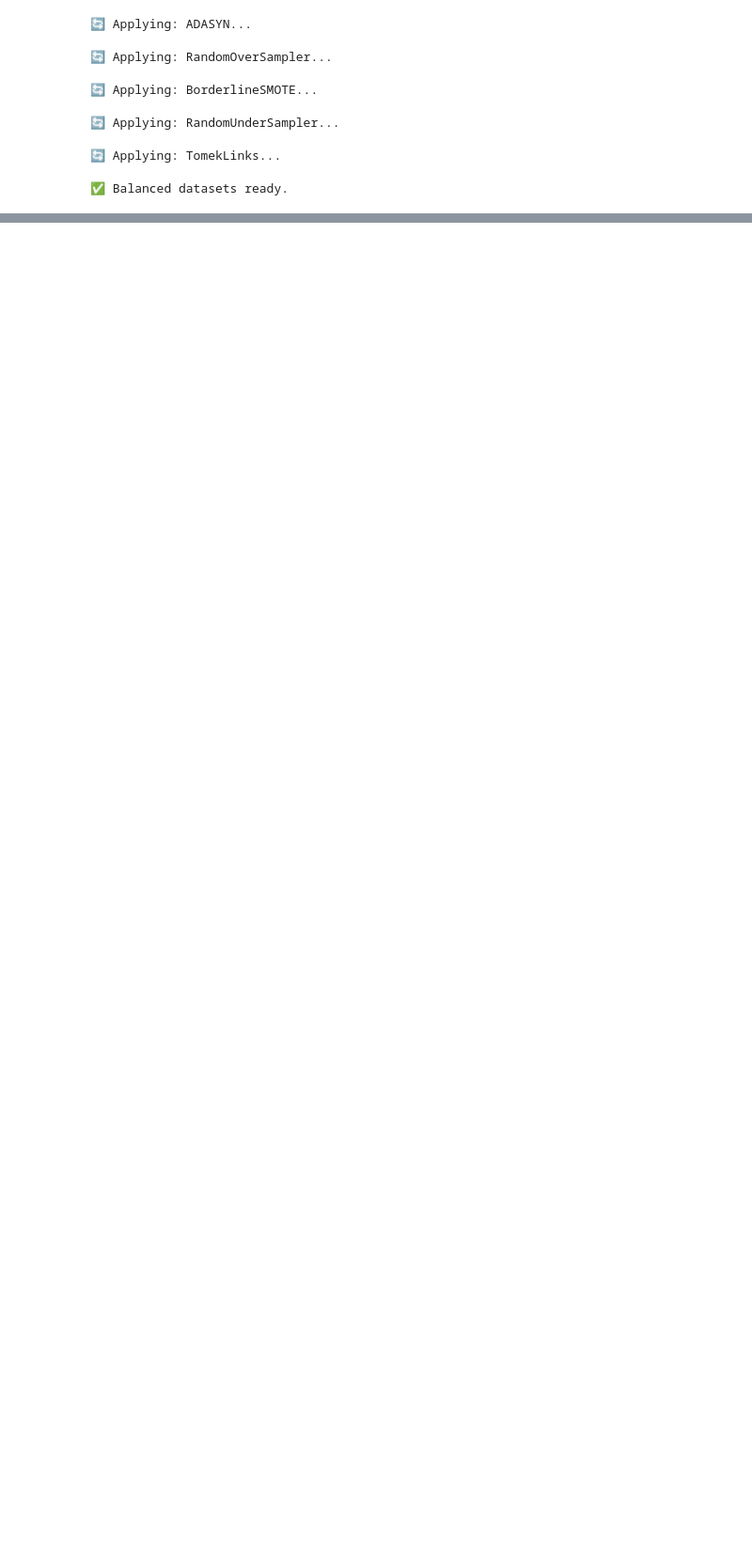
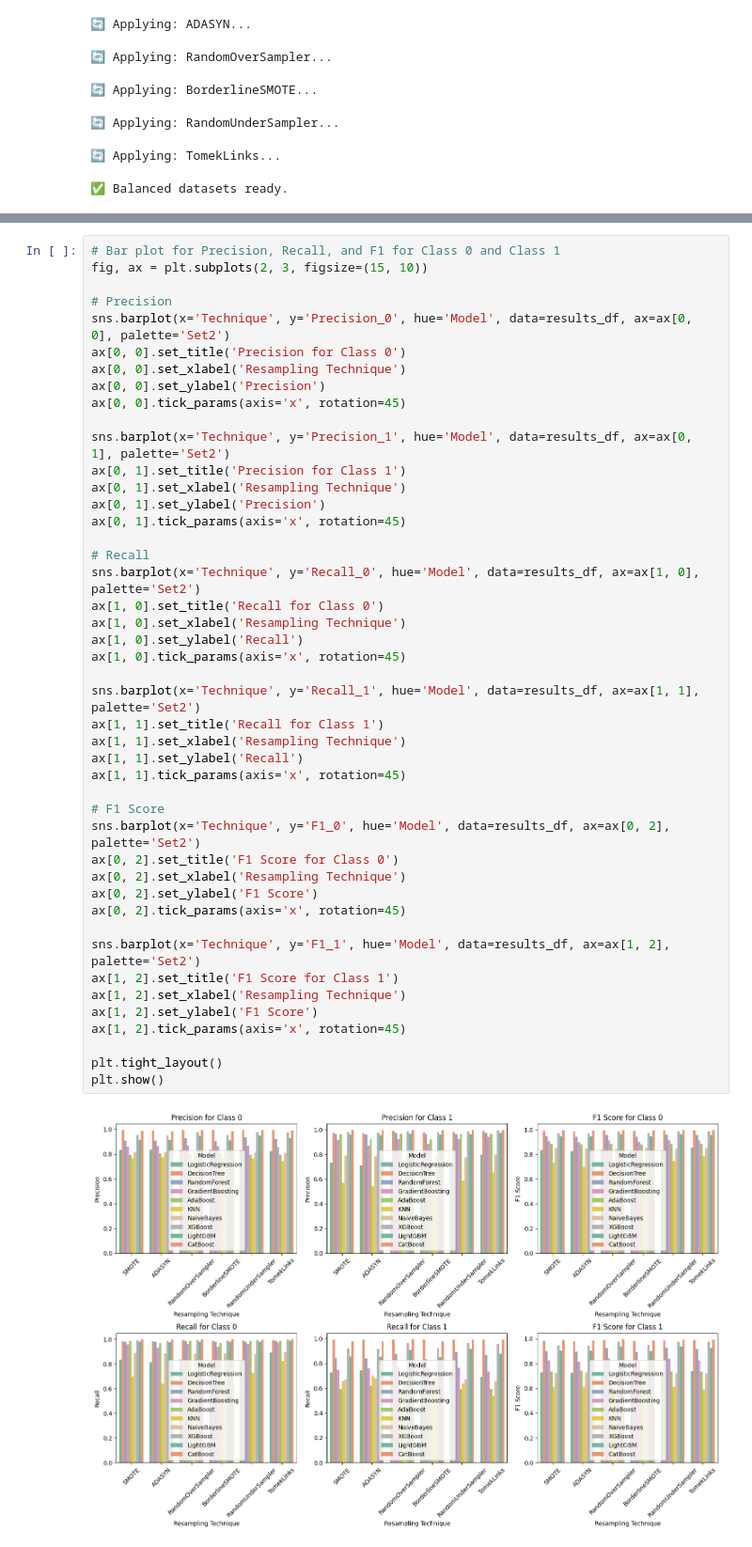
Before and after one commit to glokol22/Med-Insu-Fraud-Detection, a Jupyter notebook: balanced.ipynb, the cells around one changed output, grey strips where cells are left out. Shown at 94% size. Cells and saved outputs as stored; diff of their text form; blank space fills up the shorter version.

```diff
--- a/balanced.ipynb
+++ b/balanced.ipynb
@@ -145,0 +248,47 @@ True Positive                 735               62952
+# %%
+# Bar plot for Precision, Recall, and F1 for Class 0 and Class 1
+fig, ax = plt.subplots(2, 3, figsize=(15, 10))
+
+# Precision
+sns.barplot(x='Technique', y='Precision_0', hue='Model', data=results_df, ax=ax[0, 0], palette='Set2')
+ax[0, 0].set_title('Precision for Class 0')
+ax[0, 0].set_xlabel('Resampling Technique')
+ax[0, 0].set_ylabel('Precision')
+ax[0, 0].tick_params(axis='x', rotation=45)
+
+sns.barplot(x='Technique', y='Precision_1', hue='Model', data=results_df, ax=ax[0, 1], palette='Set2')
+ax[0, 1].set_title('Precision for Class 1')
+ax[0, 1].set_xlabel('Resampling Technique')
+ax[0, 1].set_ylabel('Precision')
+ax[0, 1].tick_params(axis='x', rotation=45)
+
+# Recall
+sns.barplot(x='Technique', y='Recall_0', hue='Model', data=results_df, ax=ax[1, 0], palette='Set2')
+ax[1, 0].set_title('Recall for Class 0')
+ax[1, 0].set_xlabel('Resampling Technique')
+ax[1, 0].set_ylabel('Recall')
+ax[1, 0].tick_params(axis='x', rotation=45)
+
+sns.barplot(x='Technique', y='Recall_1', hue='Model', data=results_df, ax=ax[1, 1], palette='Set2')
+ax[1, 1].set_title('Recall for Class 1')
+ax[1, 1].set_xlabel('Resampling Technique')
+ax[1, 1].set_ylabel('Recall')
+ax[1, 1].tick_params(axis='x', rotation=45)
+
+# F1 Score
+sns.barplot(x='Technique', y='F1_0', hue='Model', data=results_df, ax=ax[0, 2], palette='Set2')
+ax[0, 2].set_title('F1 Score for Class 0')
+ax[0, 2].set_xlabel('Resampling Technique')
+ax[0, 2].set_ylabel('F1 Score')
+ax[0, 2].tick_params(axis='x', rotation=45)
+
+sns.barplot(x='Technique', y='F1_1', hue='Model', data=results_df, ax=ax[1, 2], palette='Set2')
+ax[1, 2].set_title('F1 Score for Class 1')
+ax[1, 2].set_xlabel('Resampling Technique')
+ax[1, 2].set_ylabel('F1 Score')
+ax[1, 2].tick_params(axis='x', rotation=45)
+
+plt.tight_layout()
+plt.show()
+# %% [output]
+[figure, added]
```
Also changed, not shown: parts of 6 cells of this notebook, 4 other files.
